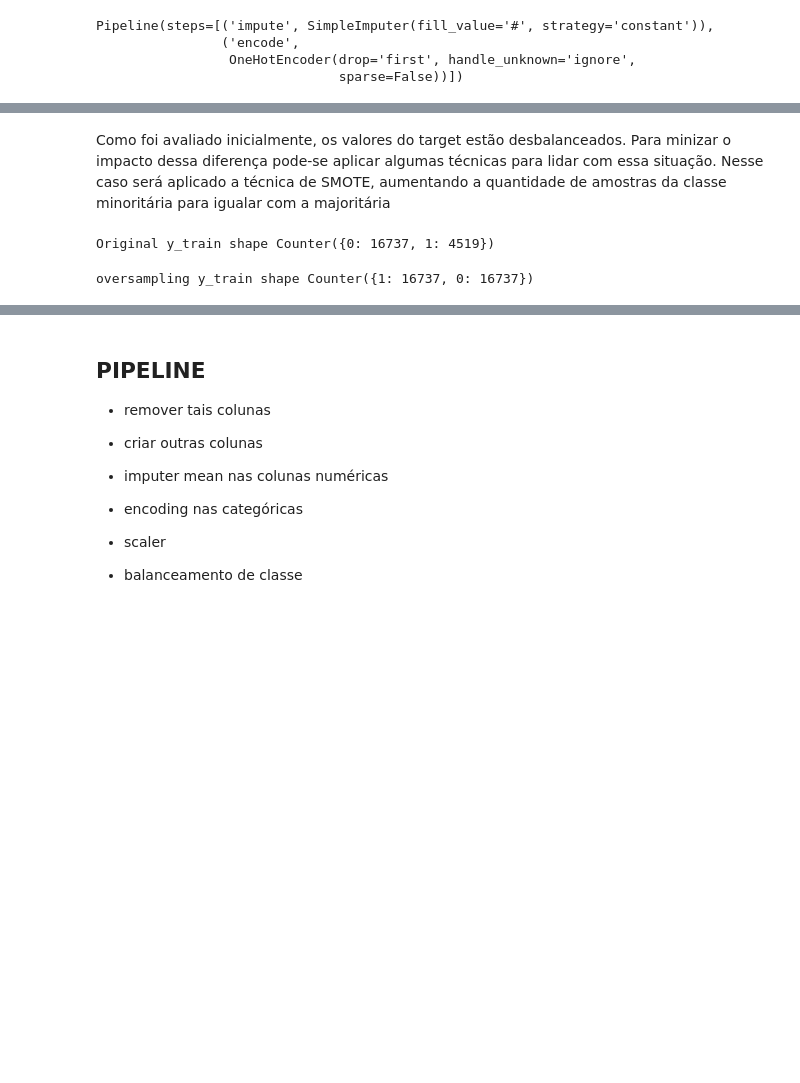
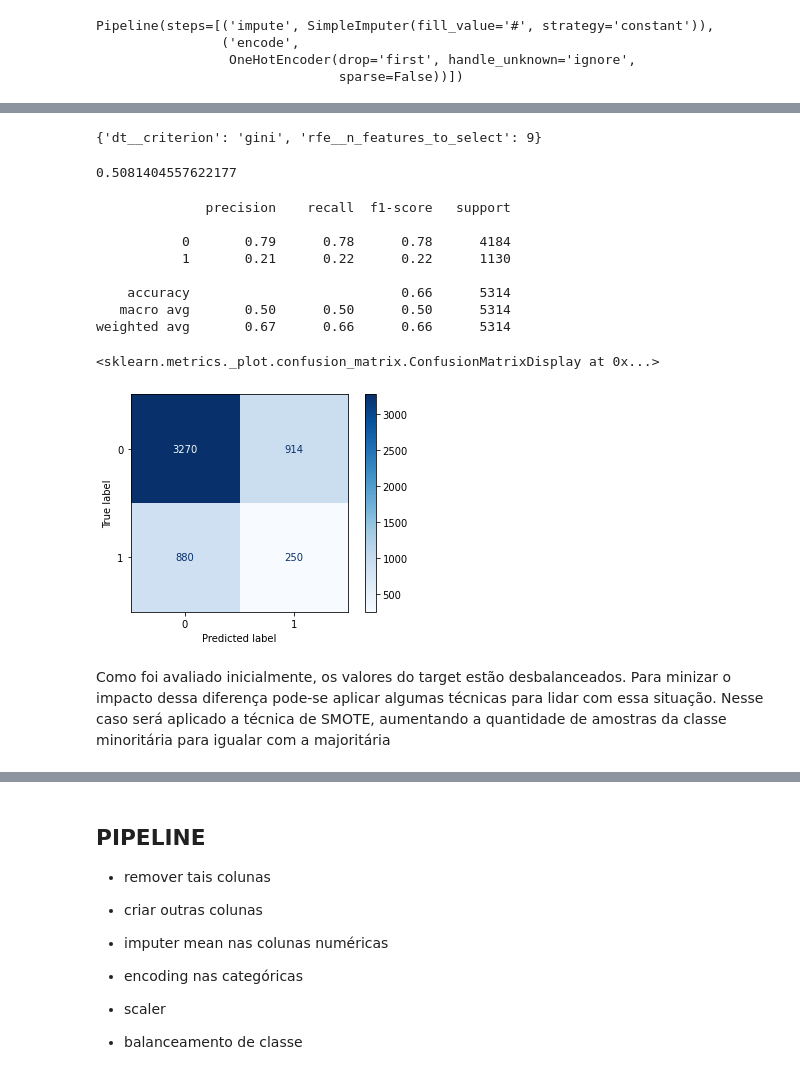
Before and after one commit to Gaws21/letscode_ML3_projeto, a Jupyter notebook: Projeto-ML-III.ipynb, the cells around one changed output, grey strips where cells are left out. Drawn from its saved outputs; the diff is of its cells as text; code cells hidden in the pictures; blank space fills up the shorter version.

```diff
--- a/Projeto-ML-III.ipynb
+++ b/Projeto-ML-III.ipynb
@@ -197,7 +208,7 @@ Pipeline(steps=[('impute', SimpleImputer(fill_value='#', strategy='constant')),
 #Pipeline para tratamento numérico. Nesse caso foi escolhido a estratégia de preenchimento pela média
 #e MinMaxScaler como método de escalonamento.
 numeric_pipeline = Pipeline([
-    ('imputer', SimpleImputer(strategy='median')),
+    ('imputer', SimpleImputer(strategy='constant', fill_value=0)),
     ('scaler', MinMaxScaler())
 ])
 # %%
@@ -208,6 +219,3 @@ column_transformer_pipeline = ColumnTransformer([
     ('cat', categorical_pipeline, categorical_columns),
     ('num', numeric_pipeline, numerical_columns)
 ])
-# %%
-#Aplicado o fit nos dados de treino
-column_transformer_pipeline.fit(X_train)
@@ -261 +245,32 @@ train_pipeline = Pipeline([
 ])
+# %%
+# Instanciar um estimador
+descicion_tree_estimator = DecisionTreeClassifier(random_state=42)
+
+#Instanciar um método de feature selection
+recursive_feature_elimination = RFE(estimator=DecisionTreeClassifier(random_state=42))
+
+# Criar um pipeline
+pipe = Pipeline([
+    ('transformer_pipe', column_transformer_pipeline),
+    ('balanced_method', RandomOverSampler(random_state=42)),
+    ("rfe", recursive_feature_elimination),
+    ('scaler', MinMaxScaler()),
+    ("estimator", descicion_tree_estimator)])
+
+# Definir os parâmetros do grid search
+param_grid_dt = {"rfe__n_features_to_select" : range(1, X_train.shape[1]+1),
+                 "dt__criterion" : ['gini', 'entropy', 'log_loss']}
+
+# Instanciar os samples de treinamento
+splitter = StratifiedKFold(n_splits=5, shuffle=True, random_state=42)
+
+# Instanciar GridSearchCV
+grid_dt = GridSearchCV(pipe,
+                       param_grid_dt,
+                       scoring="roc_auc",
+                       cv=splitter,
+                       n_jobs=-1)
+
+# Fit do modelo
+grid_dt.fit(X_train, y_train)
@@ -262,7 +295,32 @@ train_pipeline = Pipeline([
+# %%
+# Melhores parâmetros encontrados
+grid_dt.best_params_
+# %% [output]
+{'dt__criterion': 'gini', 'rfe__n_features_to_select': 9}
+# %%
+#Melhor escore
+grid_dt.best_score_
+# %% [output]
+0.5081404557622177
+# %%
+# Métricas de classificação
+y_pred_grid = grid_dt.predict(X_test)
+
+print(classification_report(y_test, y_pred_grid))
+
+cm_rfe = confusion_matrix(y_test, y_pred_grid)
+
+ConfusionMatrixDisplay(cm_rfe).plot(cmap='Blues')
+# %% [output]
+              precision    recall  f1-score   support
+
+           0       0.79      0.78      0.78      4184
+           1       0.21      0.22      0.22      1130
+
+    accuracy                           0.66      5314
+   macro avg       0.50      0.50      0.50      5314
+weighted avg       0.67      0.66      0.66      5314
+<sklearn.metrics._plot.confusion_matrix.ConfusionMatrixDisplay at 0x...>
+[figure, added]
 # %% [markdown]
 Como foi avaliado inicialmente, os valores do target estão desbalanceados. Para minizar o impacto dessa diferença pode-se aplicar algumas técnicas para lidar com essa situação. Nesse caso será aplicado a técnica de SMOTE, aumentando a quantidade de amostras da classe minoritária para igualar com a majoritária
-# %%
-#Quantidade de registros pré SMOTE
-print('Original y_train shape', Counter(y_train))
-# %% [output]
-Original y_train shape Counter({0: 16737, 1: 4519})
@@ -273,5 +326,0 @@ X_train_resample, y_train_resample = sm.fit_resample(X_train_reload_df, y_train)
-# %%
-#Quantidade de registros pós SMOTE
-print('oversampling y_train shape', Counter(y_train_resample))
-# %% [output]
-oversampling y_train shape Counter({1: 16737, 0: 16737})
```
Also changed, not shown: parts of 21 cells of this notebook, 1 other file.
